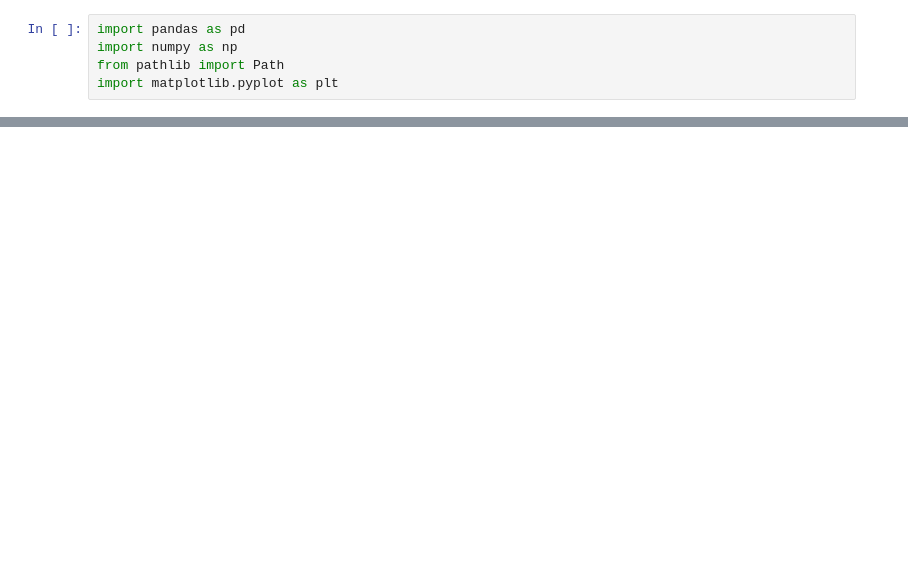
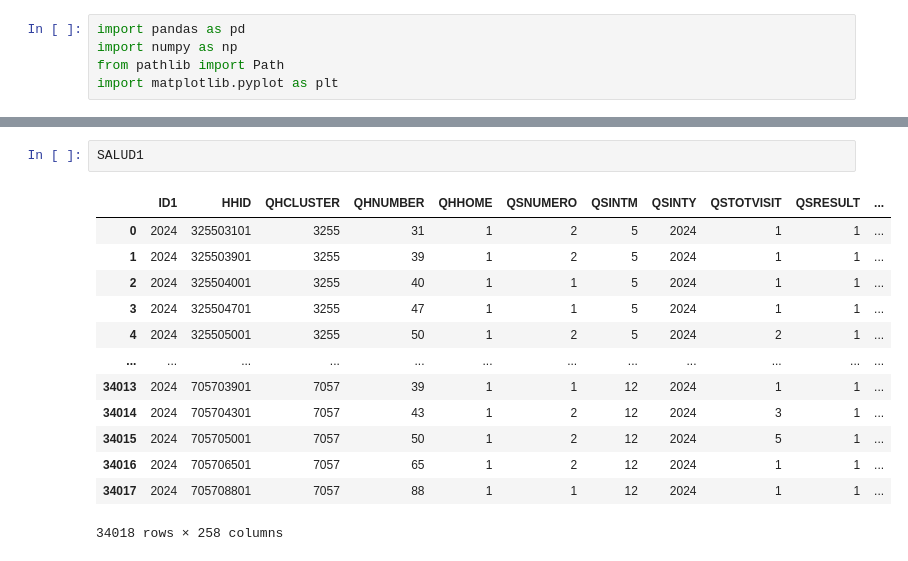
Before and after one commit to isdextre/Data-science-applied-projects, a Jupyter notebook: Fay-Herriot Area Estimation with Integrated Data/base/notebooks/00_exploracion_endes.ipynb, the cells around one changed output, grey strips where cells are left out. Saved outputs shown, nothing was run; the diff lists cells and outputs as text; blank space fills up the shorter version.

```diff
--- a/Fay-Herriot Area Estimation with Integrated Data/base/notebooks/00_exploracion_endes.ipynb
+++ b/Fay-Herriot Area Estimation with Integrated Data/base/notebooks/00_exploracion_endes.ipynb
@@ -45,0 +105,16 @@ rech23.columns.tolist()
+# %%
+SALUD1
+# %% [output]
+|  | ID1 | HHID | QHCLUSTER | QHNUMBER | QHHOME | QSNUMERO | QSINTM | QSINTY | QSTOTVISIT | QSRESULT | ... |
+| 0 | 2024 | 325503101 | 3255 | 31 | 1 | 2 | 5 | 2024 | 1 | 1 | ... |
+| 1 | 2024 | 325503901 | 3255 | 39 | 1 | 2 | 5 | 2024 | 1 | 1 | ... |
+| 2 | 2024 | 325504001 | 3255 | 40 | 1 | 1 | 5 | 2024 | 1 | 1 | ... |
+| 3 | 2024 | 325504701 | 3255 | 47 | 1 | 1 | 5 | 2024 | 1 | 1 | ... |
+| 4 | 2024 | 325505001 | 3255 | 50 | 1 | 2 | 5 | 2024 | 2 | 1 | ... |
+| ... | ... | ... | ... | ... | ... | ... | ... | ... | ... | ... | ... |
+| 34013 | 2024 | 705703901 | 7057 | 39 | 1 | 1 | 12 | 2024 | 1 | 1 | ... |
+| 34014 | 2024 | 705704301 | 7057 | 43 | 1 | 2 | 12 | 2024 | 3 | 1 | ... |
+| 34015 | 2024 | 705705001 | 7057 | 50 | 1 | 2 | 12 | 2024 | 5 | 1 | ... |
+| 34016 | 2024 | 705706501 | 7057 | 65 | 1 | 2 | 12 | 2024 | 1 | 1 | ... |
+| 34017 | 2024 | 705708801 | 7057 | 88 | 1 | 1 | 12 | 2024 | 1 | 1 | ... |
+34018 rows × 258 columns
```
Also changed, not shown: parts of 16 cells of this notebook, 4 other files.
